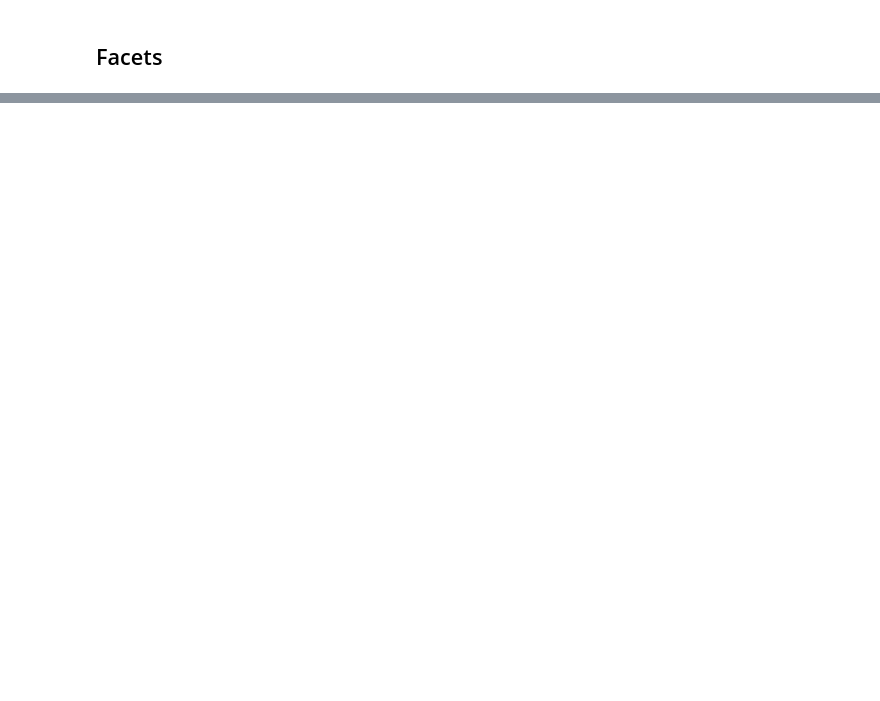
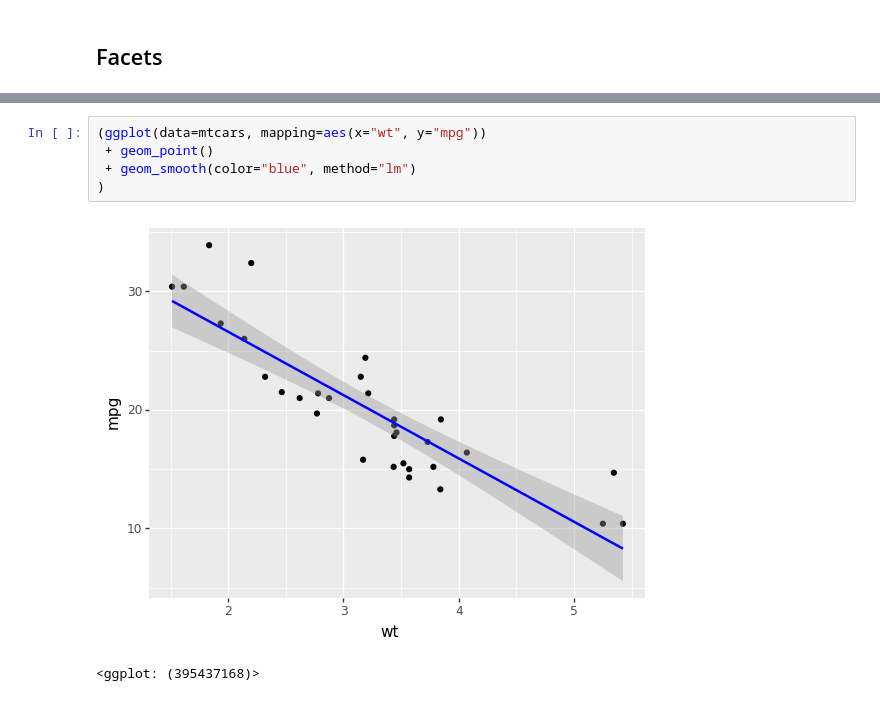
Before and after one commit to adroit-ds/plotnine, a Jupyter notebook: plotnine-notebook.ipynb, the cells around one changed output, grey strips where cells are left out. Cells and saved outputs as stored; diff of their text form; blank space fills up the shorter version.

```diff
--- a/plotnine-notebook.ipynb
+++ b/plotnine-notebook.ipynb
@@ -92,0 +114,8 @@ plot
+# %%
+(ggplot(data=mtcars, mapping=aes(x="wt", y="mpg"))
+ + geom_point()
+ + geom_smooth(color="blue", method="lm")
+)
+# %% [output]
+[figure, added]
+<ggplot: (395437168)>
```
Also changed, not shown: parts of 18 cells of this notebook.
